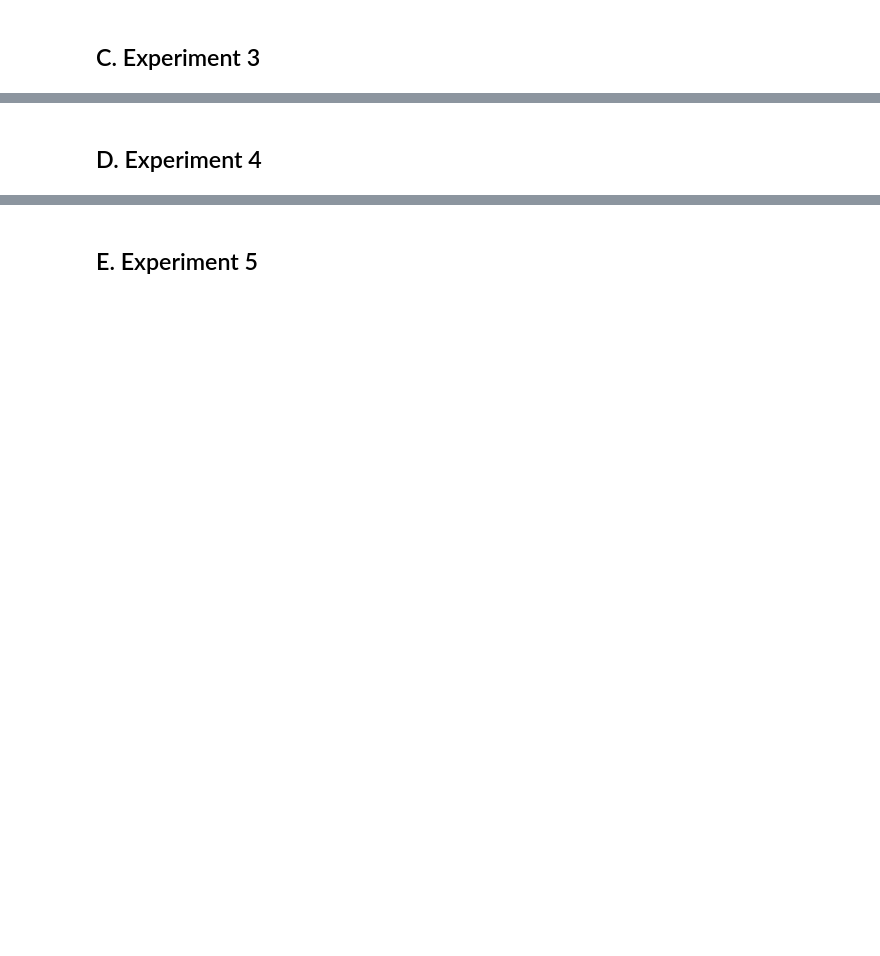
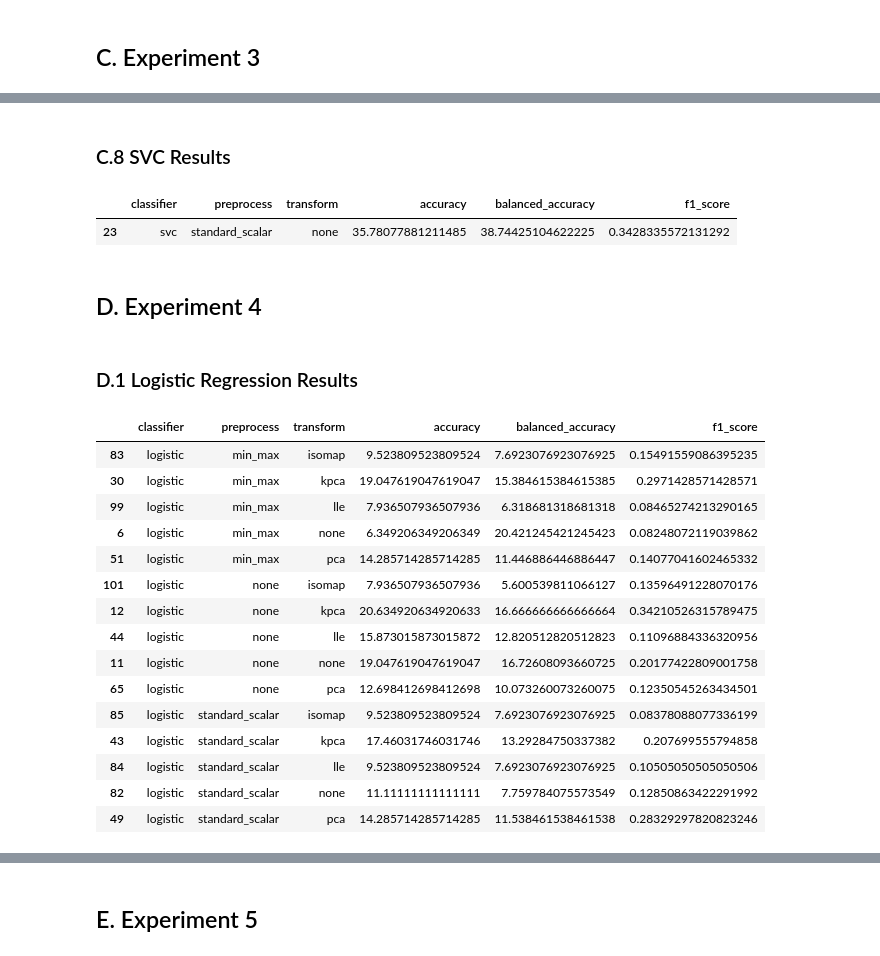
Before and after one commit to VinGPan/Machine_Learning_3252_project, a Jupyter notebook: project.ipynb, the cells around one changed output, grey strips where cells are left out. Saved outputs shown, nothing was run; the diff lists cells and outputs as text; code cells hidden in the pictures; blank space fills up the shorter version.

```diff
--- a/project.ipynb
+++ b/project.ipynb
@@ -106,2 +500,30 @@ Top 3 classifiers
+# %% [markdown]
+### C.8 SVC Results
+# %%
+exp3_scores[exp3_scores.classifier == 'svc'].sort_values(by=['preprocess', 'transform'])
+# %% [output]
+|  | classifier | preprocess | transform | accuracy | balanced_accuracy | f1_score |
+| 23 | svc | standard_scalar | none | 35.78077881211485 | 38.74425104622225 | 0.3428335572131292 |
 # %% [markdown]
 ## D. Experiment 4
+# %% [markdown]
+### D.1 Logistic Regression Results
+# %%
+exp4_scores[exp4_scores.classifier == 'logistic'].sort_values(by=['preprocess', 'transform'])
+# %% [output]
+|  | classifier | preprocess | transform | accuracy | balanced_accuracy | f1_score |
+| 83 | logistic | min_max | isomap | 9.523809523809524 | 7.6923076923076925 | 0.15491559086395235 |
+| 30 | logistic | min_max | kpca | 19.047619047619047 | 15.384615384615385 | 0.2971428571428571 |
+| 99 | logistic | min_max | lle | 7.936507936507936 | 6.318681318681318 | 0.08465274213290165 |
+| 6 | logistic | min_max | none | 6.349206349206349 | 20.421245421245423 | 0.08248072119039862 |
+| 51 | logistic | min_max | pca | 14.285714285714285 | 11.446886446886447 | 0.14077041602465332 |
+| 101 | logistic | none | isomap | 7.936507936507936 | 5.600539811066127 | 0.13596491228070176 |
+| 12 | logistic | none | kpca | 20.634920634920633 | 16.666666666666664 | 0.34210526315789475 |
+| 44 | logistic | none | lle | 15.873015873015872 | 12.820512820512823 | 0.11096884336320956 |
+| 11 | logistic | none | none | 19.047619047619047 | 16.72608093660725 | 0.20177422809001758 |
+| 65 | logistic | none | pca | 12.698412698412698 | 10.073260073260075 | 0.12350545263434501 |
+| 85 | logistic | standard_scalar | isomap | 9.523809523809524 | 7.6923076923076925 | 0.08378088077336199 |
+| 43 | logistic | standard_scalar | kpca | 17.46031746031746 | 13.29284750337382 | 0.207699555794858 |
+| 84 | logistic | standard_scalar | lle | 9.523809523809524 | 7.6923076923076925 | 0.10505050505050506 |
+| 82 | logistic | standard_scalar | none | 11.11111111111111 | 7.759784075573549 | 0.12850863422291992 |
+| 49 | logistic | standard_scalar | pca | 14.285714285714285 | 11.538461538461538 | 0.28329297820823246 |
```
Also changed, not shown: parts of 87 cells of this notebook, 1 other file.
